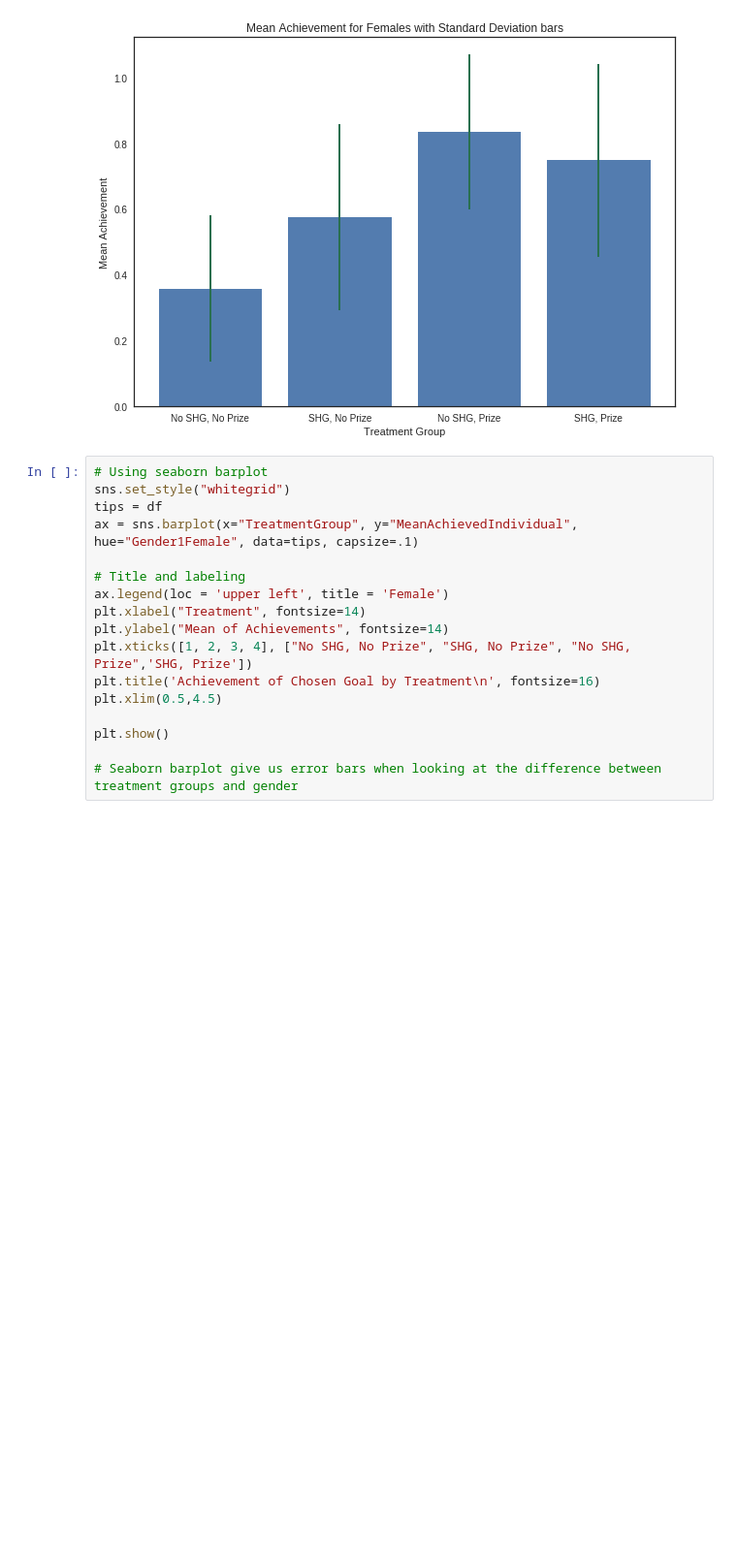
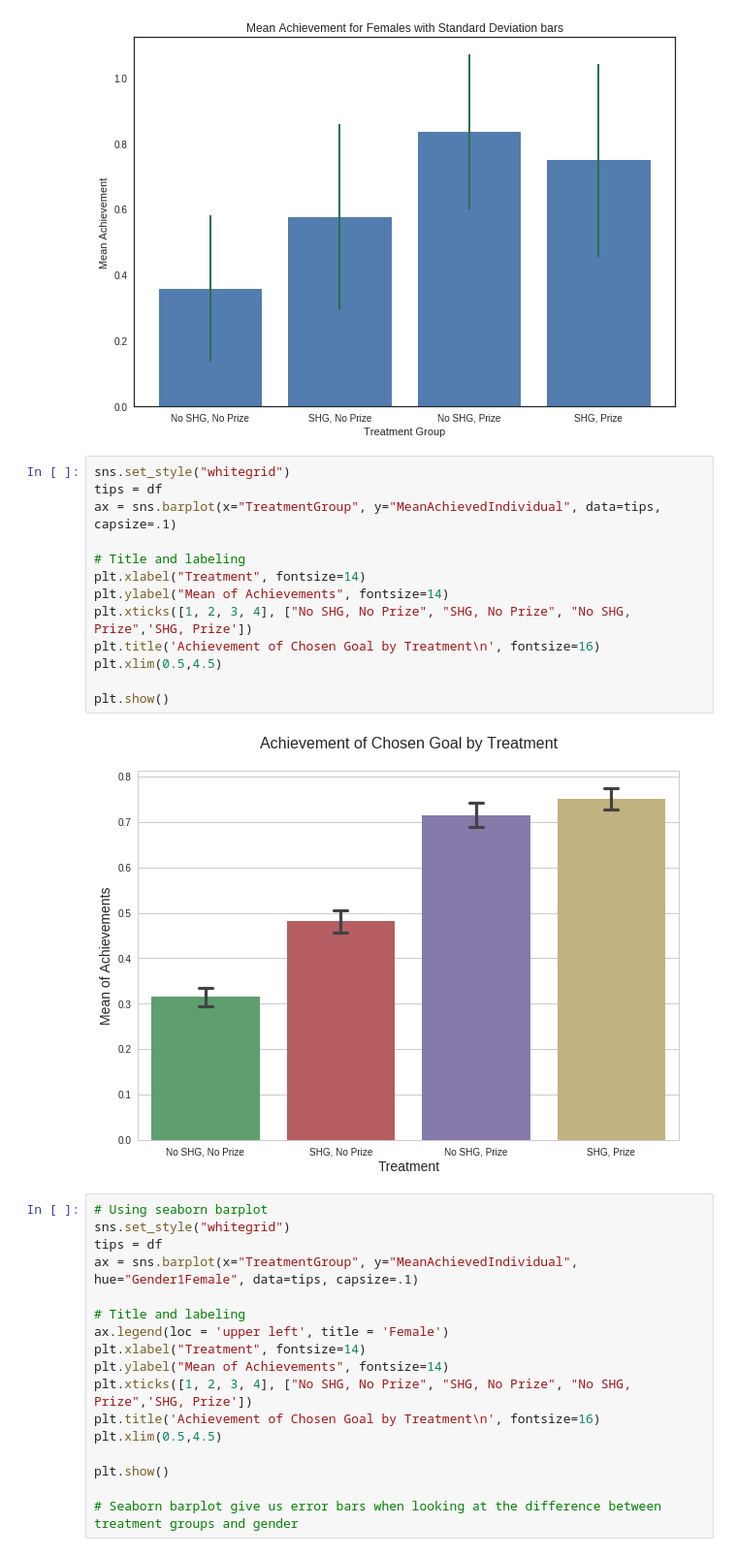
Before and after one commit to dsalicath/ECON628-01-dsalicath, a Jupyter notebook: Project1.ipynb, the cells around one changed output. Shown: that part at 97% size. Drawn from its saved outputs; the diff is of its cells as text; blank space fills up the shorter version.

```diff
--- a/Project1.ipynb
+++ b/Project1.ipynb
@@ -345,6 +345,21 @@ plt.show()
 # We can do the same with males by changing 'Yes' to 'No' in the code above
 # %% [output]
 [figure]
+# %%
+sns.set_style("whitegrid")
+tips = df
+ax = sns.barplot(x="TreatmentGroup", y="MeanAchievedIndividual", data=tips, capsize=.1)
+
+# Title and labeling
+plt.xlabel("Treatment", fontsize=14)
+plt.ylabel("Mean of Achievements", fontsize=14)
+plt.xticks([1, 2, 3, 4], ["No SHG, No Prize", "SHG, No Prize", "No SHG, Prize",'SHG, Prize'])
+plt.title('Achievement of Chosen Goal by Treatment\n', fontsize=16)
+plt.xlim(0.5,4.5)
+
+plt.show()
+# %% [output]
+[figure, added]
 # %%
 # Using seaborn barplot
 sns.set_style("whitegrid")
```
Also changed, not shown: parts of 3 cells of this notebook, 1 other file.
